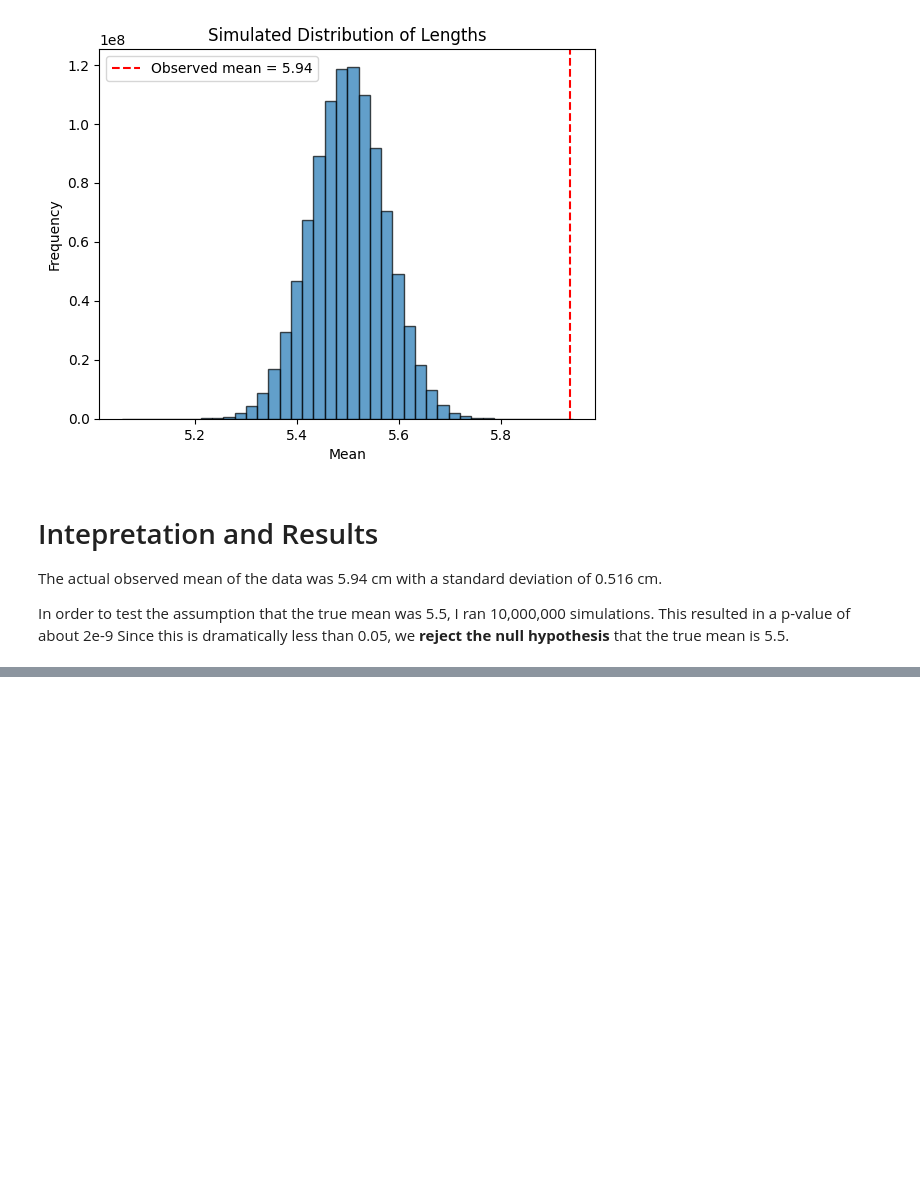
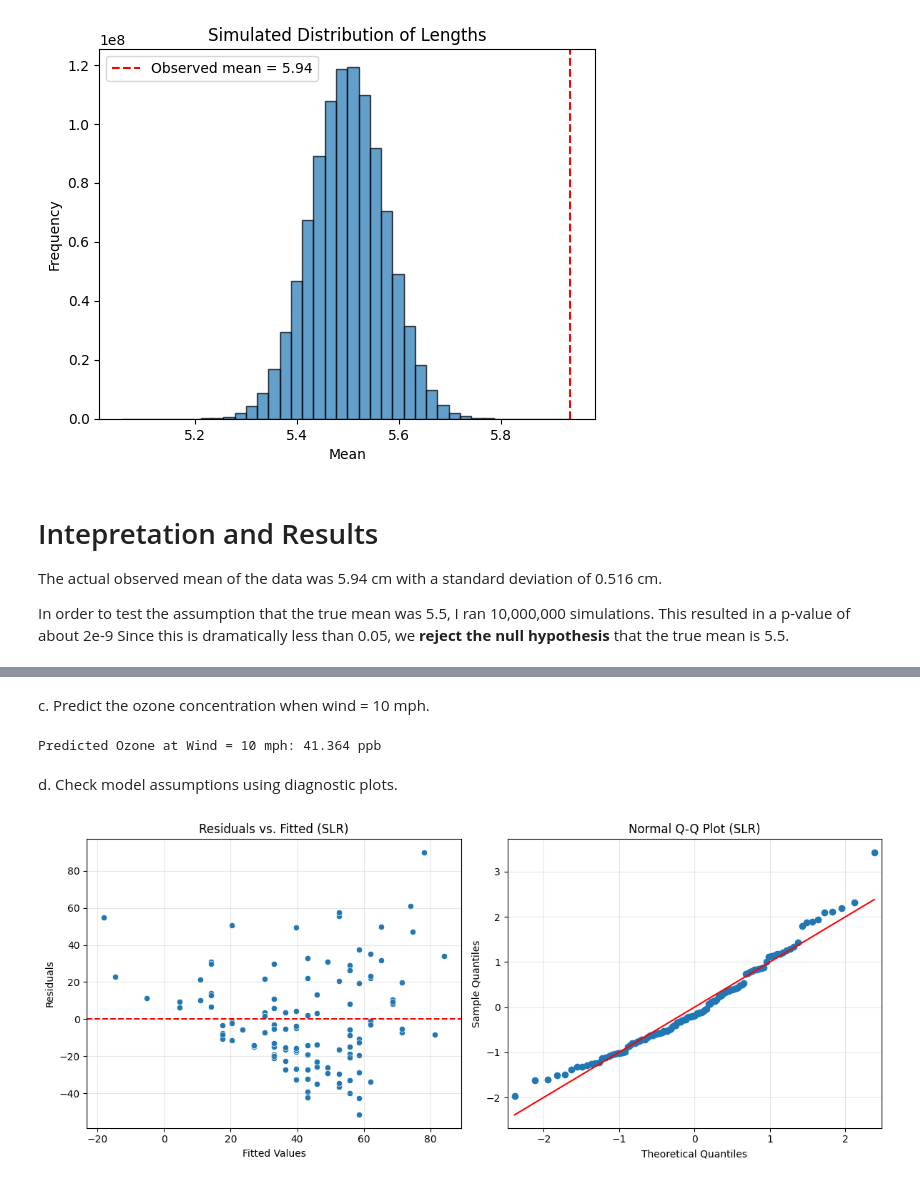
Before and after one commit to LoganBolton/Spring2025Classes, a Jupyter notebook: stats/LR_case/analysis.ipynb, the cells around one changed output, grey strips where cells are left out. Cells and saved outputs as stored; diff of their text form; code cells hidden in the pictures; blank space fills up the shorter version.

```diff
--- a/stats/LR_case/analysis.ipynb
+++ b/stats/LR_case/analysis.ipynb
@@ -76,0 +84,9 @@ df = pd.read_csv('airquality.csv')
+# %%
+print("\nb. Fit Model & Interpretation (SLR)")
+slr_model = smf.ols('Ozone ~ Wind', data=df).fit()
+print(slr_model.summary())
+
+# Fitted model equation
+intercept_slr = slr_model.params['Intercept']
+slope_wind_slr = slr_model.params['Wind']
+print(f"\nFitted Model: Ozone_pred = {intercept_slr:.3f} + ({slope_wind_slr:.3f}) * Wind")
@@ -76,0 +111,31 @@ df = pd.read_csv('airquality.csv')
+# %% [markdown]
+c. Predict the ozone concentration when wind = 10 mph.
+# %%
+wind_value = 10
+predicted_ozone_slr = slr_model.predict(pd.DataFrame({'Wind': [wind_value]}))
+print(f"Predicted Ozone at Wind = {wind_value} mph: {predicted_ozone_slr.iloc[0]:.3f} ppb")
+# %% [output]
+Predicted Ozone at Wind = 10 mph: 41.364 ppb
+# %% [markdown]
+d. Check model assumptions using diagnostic plots.
+# %%
+residuals_slr = slr_model.resid
+fitted_slr = slr_model.fittedvalues
+
+fig, axes = plt.subplots(1, 2, figsize=(12, 5))
+
+sns.scatterplot(x=fitted_slr, y=residuals_slr, ax=axes[0])
+axes[0].axhline(0, color='red', linestyle='--')
+axes[0].set_title('Residuals vs. Fitted (SLR)')
+axes[0].set_xlabel('Fitted Values')
+axes[0].set_ylabel('Residuals')
+axes[0].grid(True, alpha=0.3)
+
+sm.qqplot(residuals_slr, line='s', ax=axes[1], fit=True)
+axes[1].set_title('Normal Q-Q Plot (SLR)')
+axes[1].grid(True, alpha=0.3)
+
+plt.tight_layout()
+plt.show()
+# %% [output]
+[figure, added]
```
Also changed, not shown: parts of 7 cells of this notebook.
